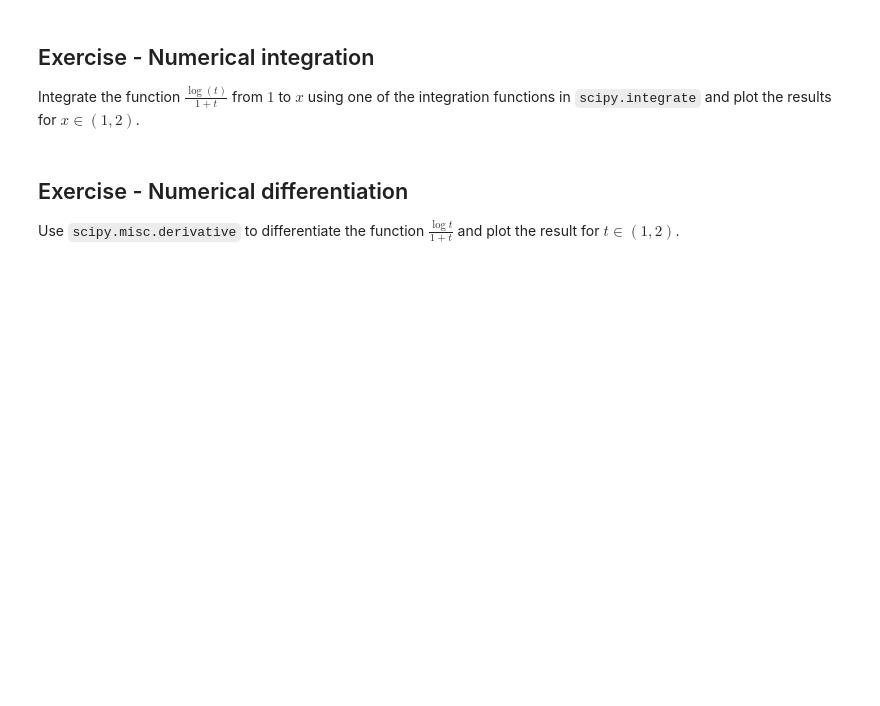
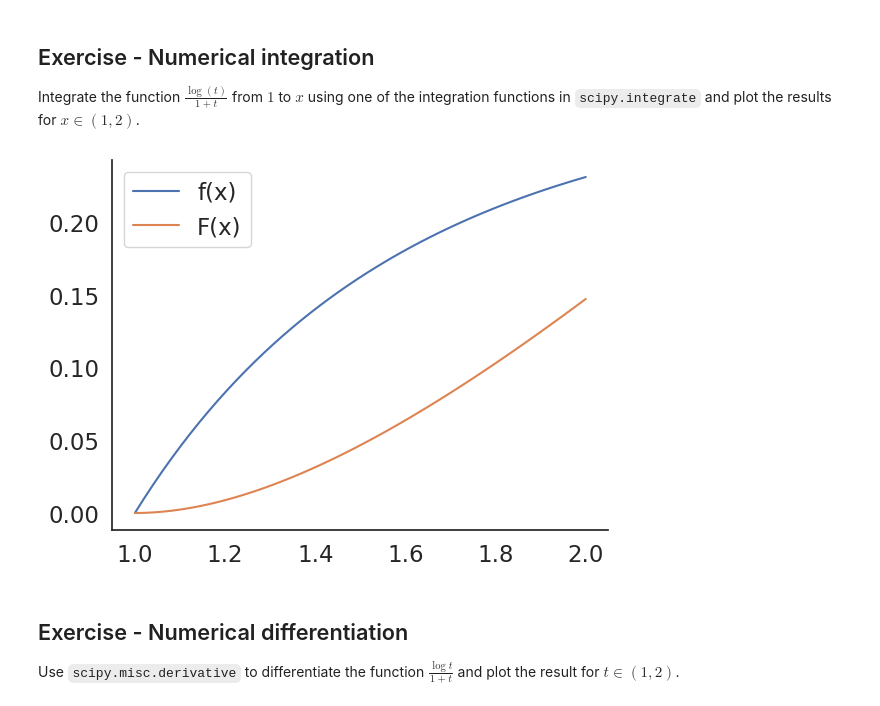
Before and after one commit to yoavram/PyDataSciBio, a Jupyter notebook: notebook_drafts/math_in_python.ipynb, the cells around one changed output. Drawn from its saved outputs; the diff is of its cells as text; code cells hidden in the pictures; blank space fills up the shorter version.

```diff
--- a/notebook_drafts/math_in_python.ipynb
+++ b/notebook_drafts/math_in_python.ipynb
@@ -74,6 +66,21 @@ sns.despine()
 ## Exercise - Numerical integration
 
 Integrate the function $\frac{\log(t)}{1+t}$ from $1$ to $x$ using one of the integration functions in `scipy.integrate` and plot the results for $x \in (1,2)$.
+# %%
+x = np.linspace(1, 2)
+def f(x):
+    return np.log(x)/(1+x)
+
+@np.vectorize # vectorize lets F work on arrays rather than scalars
+def F(x):
+    return integrate.quad(f, a=1, b=x)[0]
+
+plt.plot(x, f(x), label='f(x)')
+plt.plot(x, F(x), label='F(x)')
+plt.legend()
+sns.despine()
+# %% [output]
+[figure, added]
 # %% [markdown]
 ## Exercise - Numerical differentiation
 
```
Also changed, not shown: parts of 6 cells of this notebook, 7 other files.
